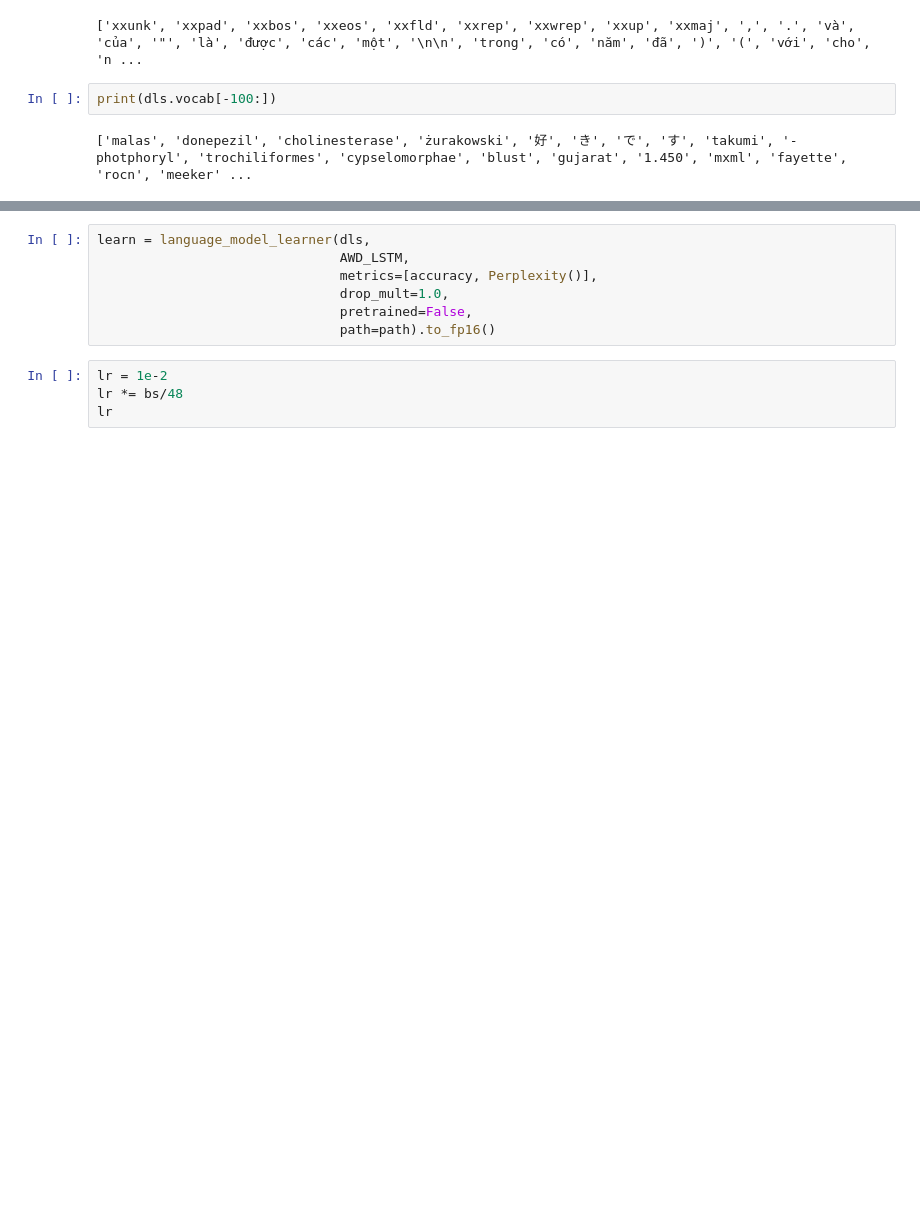
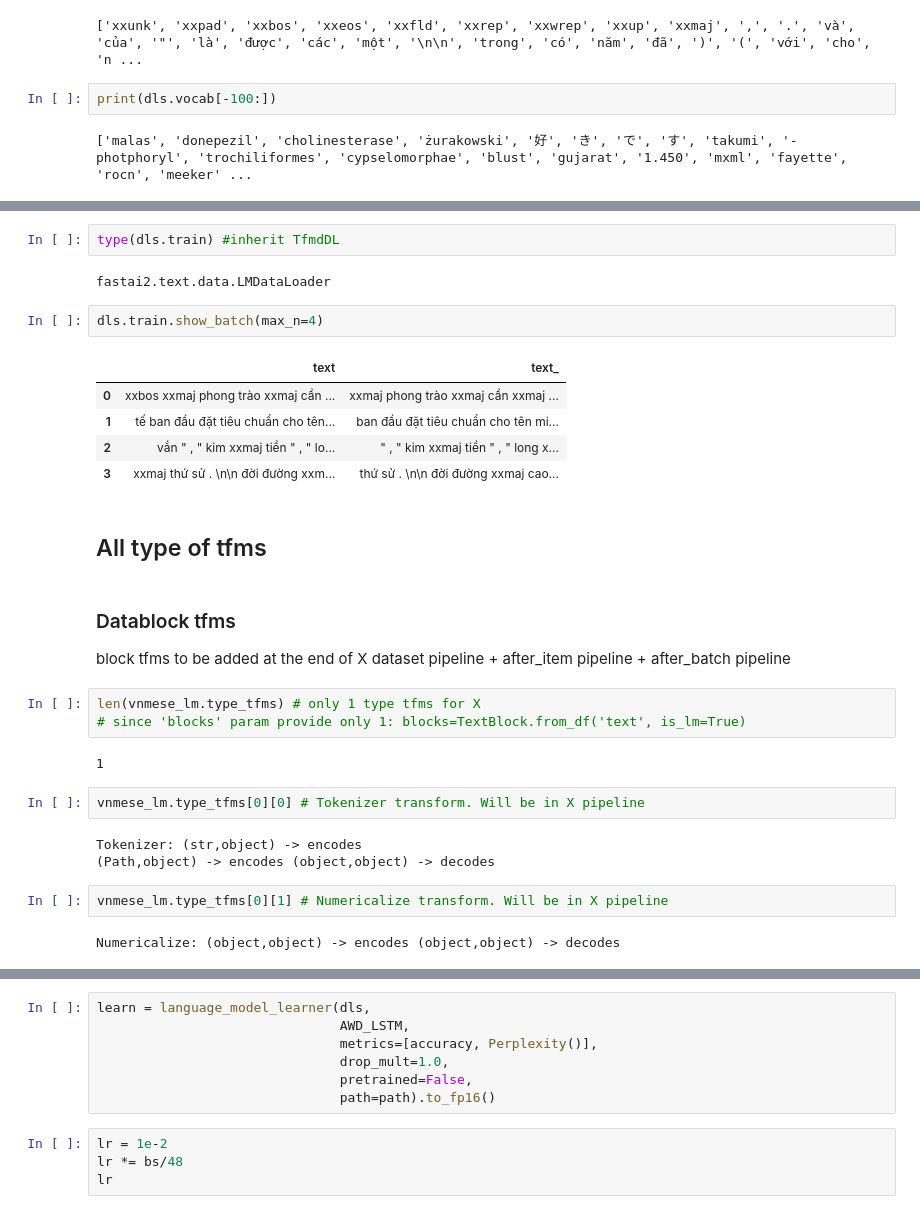
Before and after one commit to anhquan0412/nlp_practice, a Jupyter notebook: fastai2_nlp/fastai2_vnmese_lm.ipynb, the cells around one changed output, grey strips where cells are left out. Saved outputs shown, nothing was run; the diff lists cells and outputs as text; blank space fills up the shorter version.

```diff
--- a/fastai2_nlp/fastai2_vnmese_lm.ipynb
+++ b/fastai2_nlp/fastai2_vnmese_lm.ipynb
@@ -92,0 +200,32 @@ print(dls.vocab[-100:])
+# %%
+type(dls.train) #inherit TfmdDL
+# %% [output]
+fastai2.text.data.LMDataLoader
+# %%
+dls.train.show_batch(max_n=4)
+# %% [output]
+|  | text | text_ |
+| 0 | xxbos xxmaj phong trào xxmaj cần ... | xxmaj phong trào xxmaj cần xxmaj ... |
+| 1 | tế ban đầu đặt tiêu chuẩn cho tên... | ban đầu đặt tiêu chuẩn cho tên mi... |
+| 2 | vắn " , " kim xxmaj tiền " , " lo... | " , " kim xxmaj tiền " , " long x... |
+| 3 | xxmaj thứ sử . \n\n đời đường xxm... | thứ sử . \n\n đời đường xxmaj cao... |
+# %% [markdown]
+## All type of tfms
+# %% [markdown]
+### Datablock tfms
+
+block tfms to be added at the end of  X dataset pipeline  +  after_item pipeline +  after_batch pipeline
+# %%
+len(vnmese_lm.type_tfms) # only 1 type tfms for X
+# since 'blocks' param provide only 1: blocks=TextBlock.from_df('text', is_lm=True)
+# %% [output]
+1
+# %%
+vnmese_lm.type_tfms[0][0] # Tokenizer transform. Will be in X pipeline
+# %% [output]
+Tokenizer: (str,object) -> encodes
+(Path,object) -> encodes (object,object) -> decodes
+# %%
+vnmese_lm.type_tfms[0][1] # Numericalize transform. Will be in X pipeline
+# %% [output]
+Numericalize: (object,object) -> encodes (object,object) -> decodes
```
Also changed, not shown: parts of 63 cells of this notebook, 2 other files.
